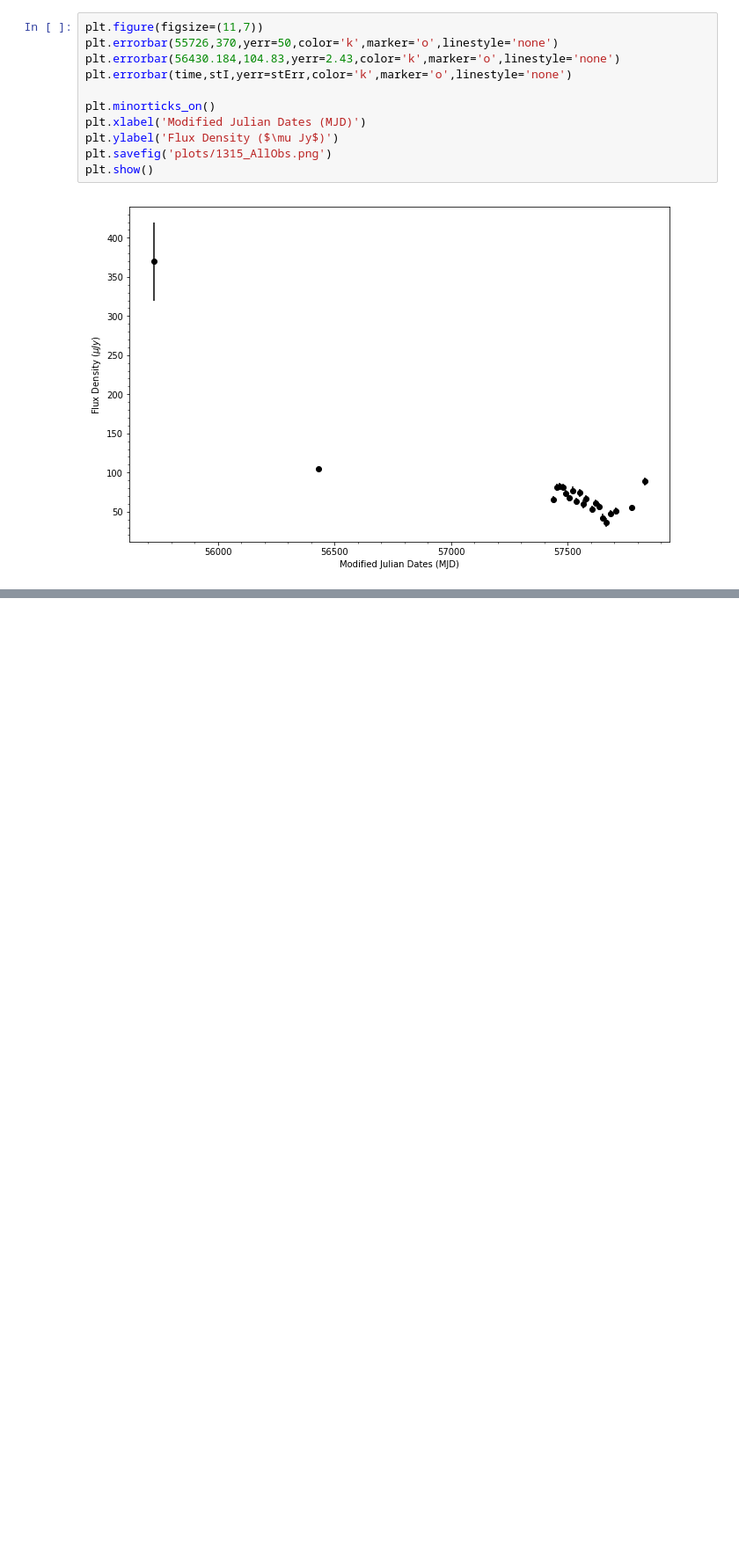
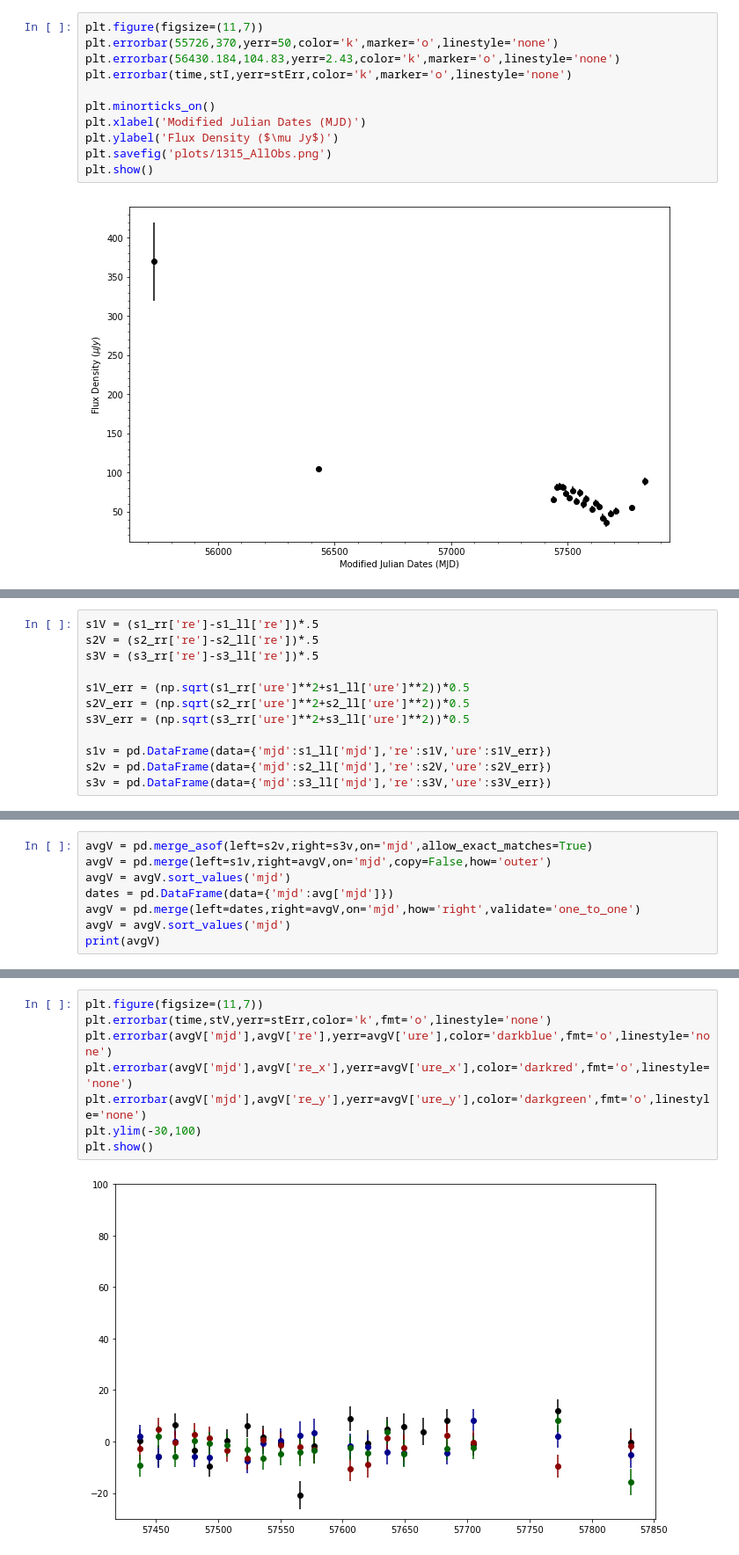
Before and after one commit to rvanlinge/radio_project, a Jupyter notebook: 1315_LTObservations.ipynb, the cells around one changed output, grey strips where cells are left out. Shown at 88% size. Drawn from its saved outputs; the diff is of its cells as text; blank space fills up the shorter version.

```diff
--- a/1315_LTObservations.ipynb
+++ b/1315_LTObservations.ipynb
@@ -418,0 +455,12 @@ EmptyDataError: No columns to parse from file
+# %%
+s1V = (s1_rr['re']-s1_ll['re'])*.5
+s2V = (s2_rr['re']-s2_ll['re'])*.5
+s3V = (s3_rr['re']-s3_ll['re'])*.5
+
+s1V_err = (np.sqrt(s1_rr['ure']**2+s1_ll['ure']**2))*0.5
+s2V_err = (np.sqrt(s2_rr['ure']**2+s2_ll['ure']**2))*0.5
+s3V_err = (np.sqrt(s3_rr['ure']**2+s3_ll['ure']**2))*0.5
+
+s1v = pd.DataFrame(data={'mjd':s1_ll['mjd'],'re':s1V,'ure':s1V_err})
+s2v = pd.DataFrame(data={'mjd':s2_ll['mjd'],'re':s2V,'ure':s2V_err})
+s3v = pd.DataFrame(data={'mjd':s3_ll['mjd'],'re':s3V,'ure':s3V_err})
@@ -418,0 +487,8 @@ EmptyDataError: No columns to parse from file
+# %%
+avgV = pd.merge_asof(left=s2v,right=s3v,on='mjd',allow_exact_matches=True)
+avgV = pd.merge(left=s1v,right=avgV,on='mjd',copy=False,how='outer')
+avgV = avgV.sort_values('mjd')
+dates = pd.DataFrame(data={'mjd':avg['mjd']})
+avgV = pd.merge(left=dates,right=avgV,on='mjd',how='right',validate='one_to_one')
+avgV = avgV.sort_values('mjd')
+print(avgV)
@@ -418,0 +516,10 @@ EmptyDataError: No columns to parse from file
+# %%
+plt.figure(figsize=(11,7))
+plt.errorbar(time,stV,yerr=stErr,color='k',fmt='o',linestyle='none')
+plt.errorbar(avgV['mjd'],avgV['re'],yerr=avgV['ure'],color='darkblue',fmt='o',linestyle='none')
+plt.errorbar(avgV['mjd'],avgV['re_x'],yerr=avgV['ure_x'],color='darkred',fmt='o',linestyle='none')
+plt.errorbar(avgV['mjd'],avgV['re_y'],yerr=avgV['ure_y'],color='darkgreen',fmt='o',linestyle='none')
+plt.ylim(-30,100)
+plt.show()
+# %% [output]
+[figure, added]
```
Also changed, not shown: parts of 17 cells of this notebook, 9 other files.
